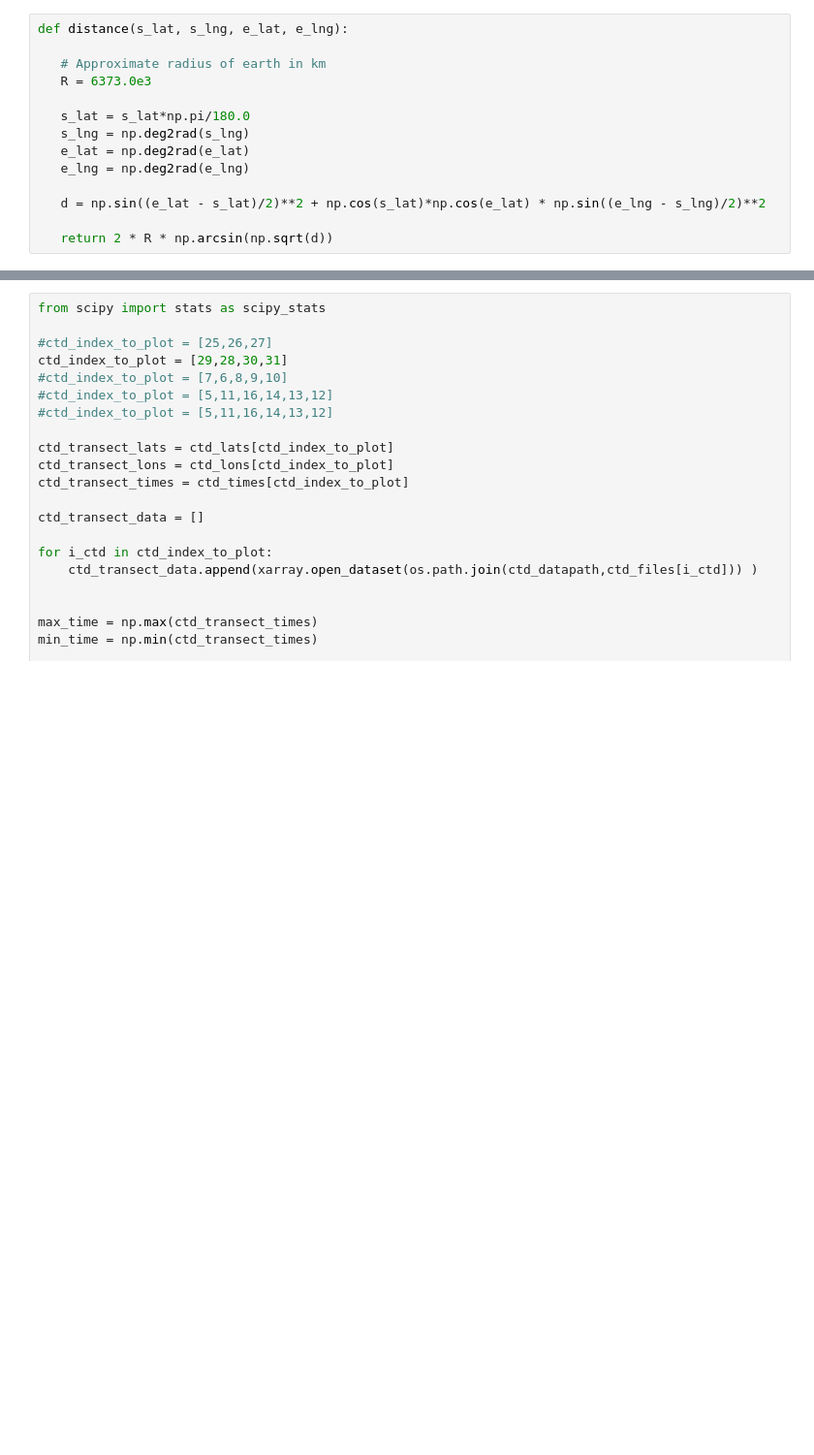
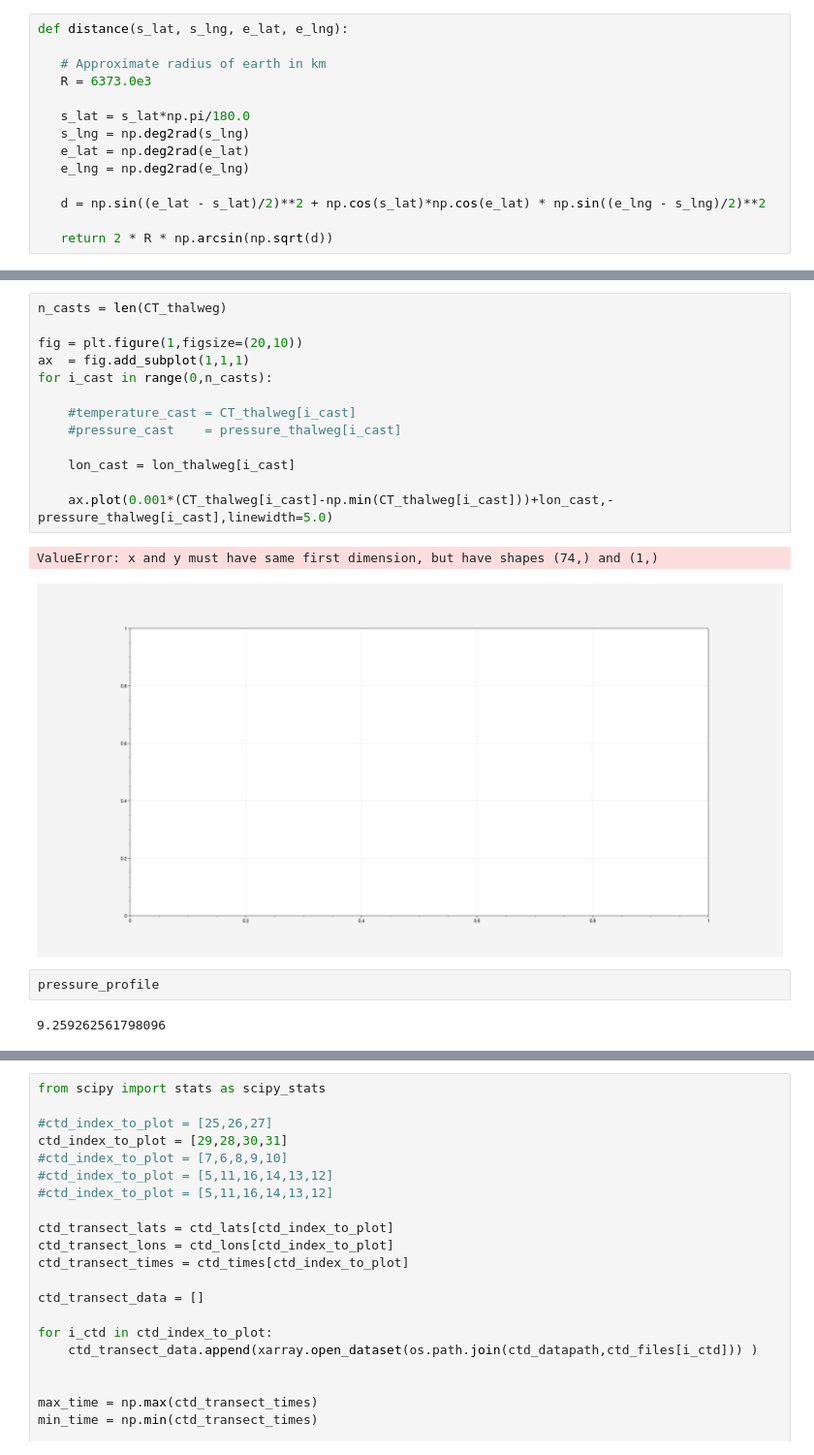
Before and after one commit to Isabela-conde/IN2024_V04-Data-Analysis, a Jupyter notebook: Plot_SADCP_Solitary_Transects.ipynb, the cells around one changed output, grey strips where cells are left out. Shown at 97% size. Saved outputs shown, nothing was run; the diff lists cells and outputs as text; blank space fills up the shorter version.

```diff
--- a/Plot_SADCP_Solitary_Transects.ipynb
+++ b/Plot_SADCP_Solitary_Transects.ipynb
@@ -108,0 +306,20 @@ def distance(s_lat, s_lng, e_lat, e_lng):
+# %%
+n_casts = len(CT_thalweg)
+
+fig = plt.figure(1,figsize=(20,10))
+ax  = fig.add_subplot(1,1,1)
+for i_cast in range(0,n_casts):
+
+    #temperature_cast = CT_thalweg[i_cast]
+    #pressure_cast    = pressure_thalweg[i_cast]
+
+    lon_cast = lon_thalweg[i_cast]
+
+    ax.plot(0.001*(CT_thalweg[i_cast]-np.min(CT_thalweg[i_cast]))+lon_cast,-pressure_thalweg[i_cast],linewidth=5.0)
+# %% [output]
+ValueError: x and y must have same first dimension, but have shapes (74,) and (1,)
+[figure, added]
+# %%
+pressure_profile
+# %% [output]
+9.259262561798096
```
Also changed, not shown: parts of 14 cells of this notebook.
